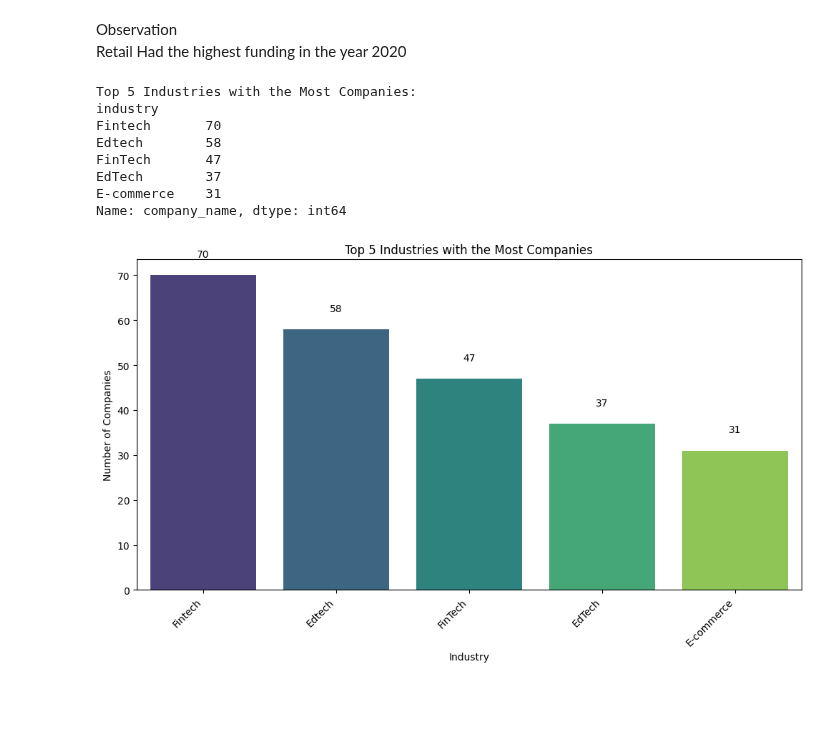
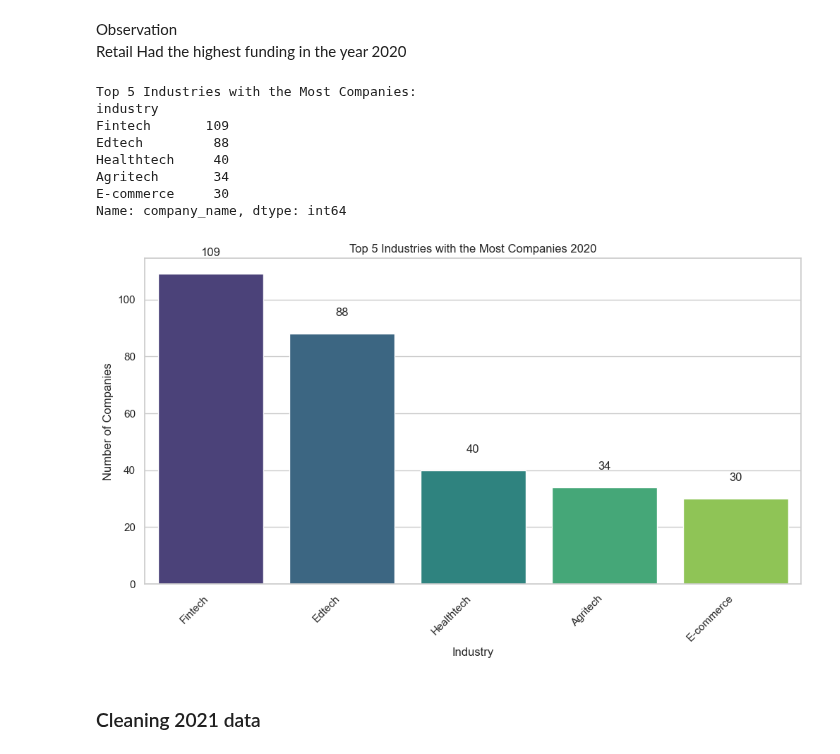
Before and after one commit to wamathaiwandeto/Indian-Startup-Ecosystem, a Jupyter notebook: project.ipynb, the cells around one changed output. Saved outputs shown, nothing was run; the diff lists cells and outputs as text; code cells hidden in the pictures; blank space fills up the shorter version.

```diff
--- a/project.ipynb
+++ b/project.ipynb
@@ -92,7 +91,7 @@ data2.to_csv('startup_funding2021.csv', index =False)
 # %%
-df_2018 = pd.read_csv('startup_funding2018.csv')
-df_2019 = pd.read_csv('startup_funding2019.csv')
-df_2020 = pd.read_csv('startup_funding2020.csv')
-df_2021 = pd.read_csv('startup_funding2021.csv')
+df_2018 = pd.read_csv("C:/Users\EWamathai/Desktop/Indian Startup Ecosystem/files/startup_funding2018.csv")
+df_2019 = pd.read_csv("C:/Users\EWamathai/Desktop/Indian Startup Ecosystem/files/startup_funding2019.csv")
+df_2020 = pd.read_csv("C:/Users\EWamathai/Desktop/Indian Startup Ecosystem/files/startup_funding2020.csv")
+df_2021 = pd.read_csv("C:/Users\EWamathai/Desktop/Indian Startup Ecosystem/files/startup_funding2021.csv")
 # %% [markdown]
 ### Checking Data sets loaded on to notebook
@@ -388,6 +388,19 @@ Data columns (total 8 columns):
  7   data_year     525 non-null    datetime64[ns]
 dtypes: datetime64[ns](1), float64(1), object(6)
 memory usage: 36.9+ KB
+# %%
+# Example function to format text with initial uppercase and the rest lowercase
+def format_text(entry):
+    if isinstance(entry, str):  # Check if the entry is a string
+        return entry.capitalize()
+    else:
+        return entry
+
+# Apply the formatting function to each column with object data
+columns_to_format = ['company_name', 'industry', 'series', 'about', 'city', 'state']
+
+for column in columns_to_format:
+    df_2018[column] = df_2018[column].apply(format_text)
 # %%
 # displaying clean 2018 datframe
 df_2018.head(5)
@@ -964,6 +1013,12 @@ The column will remain as is
 # %%
 # Adding data year column to the 2020 dataset
 df_2020['data_year'] = pd.to_datetime('2020', format='%Y')
+
+# List of columns with object data that need to be capitalized
+columns_to_capitalize = ['company_name', 'city', 'industry', 'about', 'founders', 'investor', 'series']
+
+# Capitalize the first letter of each string in the specified columns
+df_2020[columns_to_capitalize] = df_2020[columns_to_capitalize].apply(lambda x: x.str.capitalize())
 # Display the updated DataFrame info
 df_2020.info()
 # %% [output]
@@ -1043,28 +1098,30 @@ Retail Had the highest funding in the year 2020
 # %%
 # Group by industry and count unique company names
 industry_company_counts = df_2020.groupby('industry')['company_name'].nunique()
 # Top 5 industries with the most companies
 top5_industries_by_companies = industry_company_counts.nlargest(5)
 print("Top 5 Industries with the Most Companies:")
 print(top5_industries_by_companies)
 # Bar plot for the top 5 industries with the most companies
 plt.figure(figsize=(12, 6))
 sns.barplot(x=top5_industries_by_companies.index, y=top5_industries_by_companies.values, palette='viridis')
-plt.title('Top 5 Industries with the Most Companies')
+plt.title('Top 5 Industries with the Most Companies 2020')
 plt.xlabel('Industry')
 plt.ylabel('Number of Companies')
 plt.xticks(rotation=45, ha='right')
 # Adding data labels
 for i, count in enumerate(top5_industries_by_companies.values):
     plt.text(i, count + 0.05 * max(top5_industries_by_companies.values), str(count), ha='center', va='bottom')
 plt.show()
 # %% [output]
 Top 5 Industries with the Most Companies:
 industry
-Fintech       70
-Edtech        58
-FinTech       47
-EdTech        37
-E-commerce    31
+Fintech       109
+Edtech         88
+Healthtech     40
+Agritech       34
+E-commerce     30
 Name: company_name, dtype: int64
-[figure, old version]
+[figure, new version]
+# %% [markdown]
+### Cleaning 2021 data
```
Also changed, not shown: parts of 75 cells of this notebook, 2 other files.
